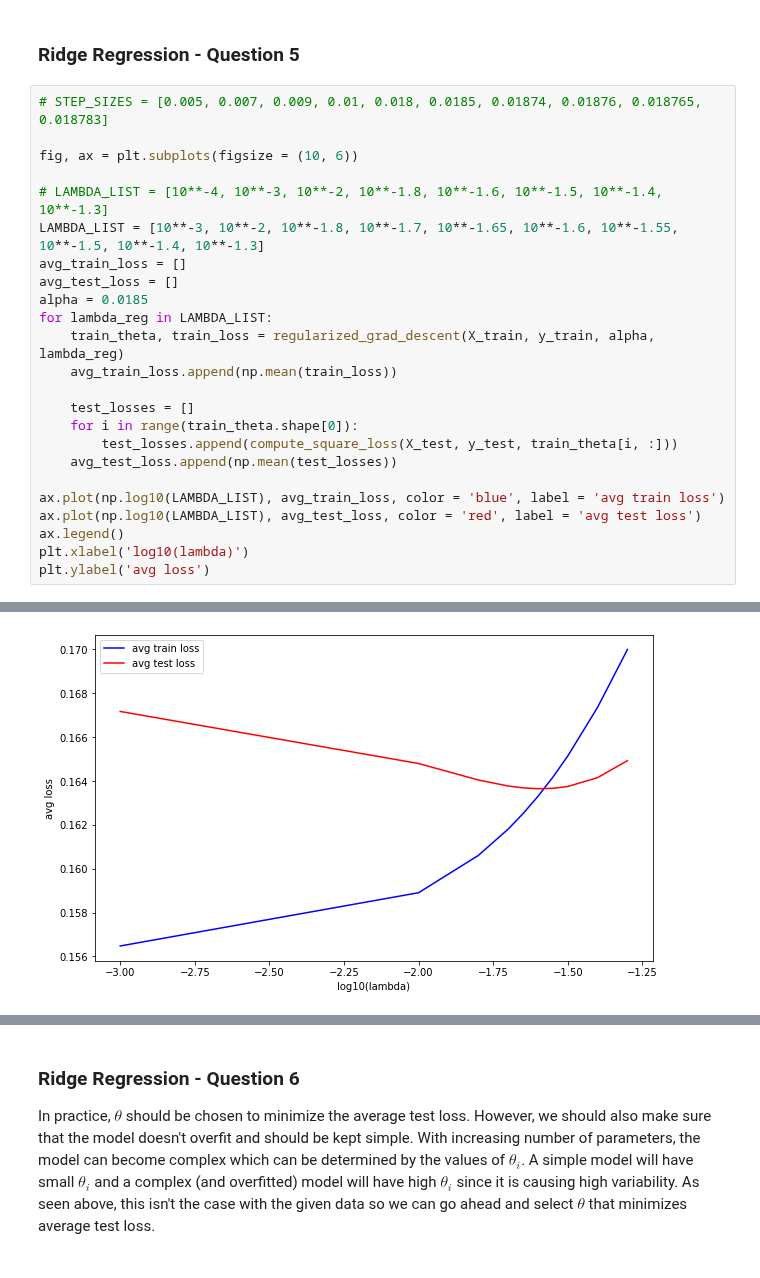
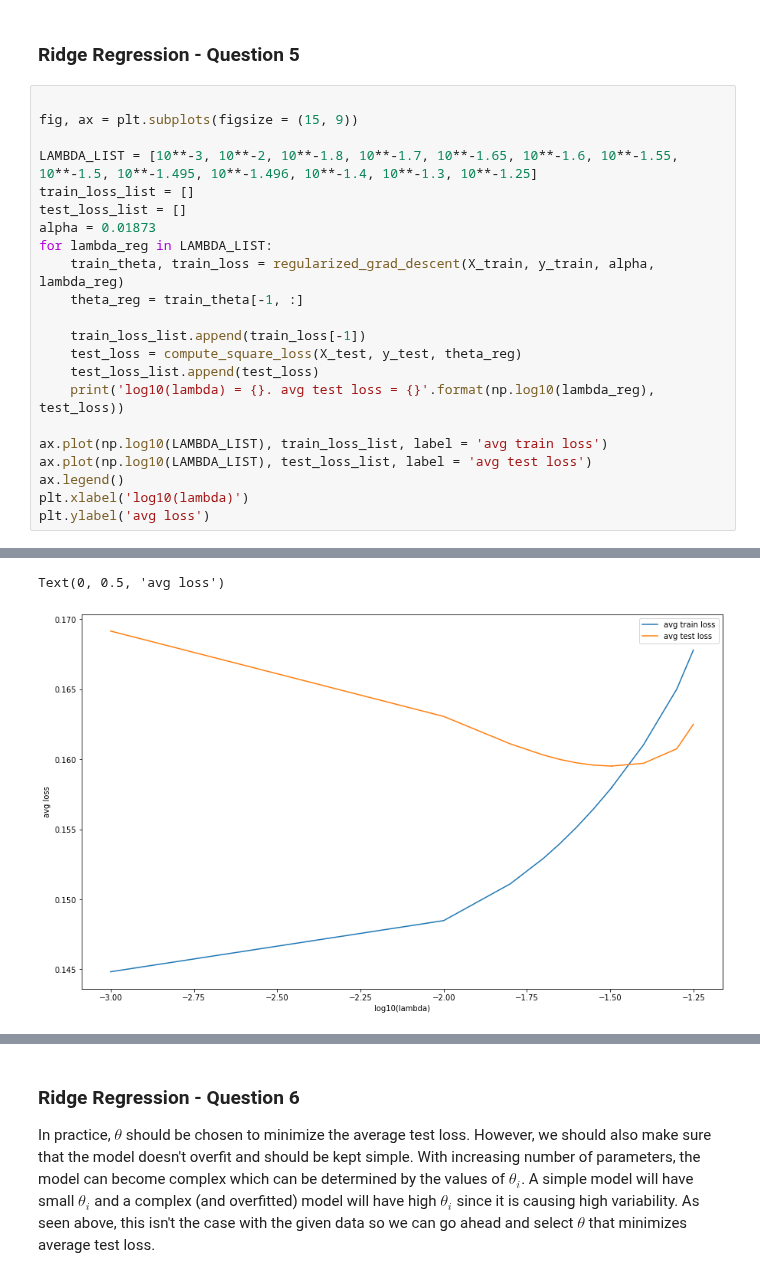
Before and after one commit to nikhilvsupekar/ml-algorithms, a Jupyter notebook: notebooks/hw2_gd_regression.ipynb, the cells around one changed output, grey strips where cells are left out. Saved outputs shown, nothing was run; the diff lists cells and outputs as text.

Commit message:
[DS-GA 1003][HW2] Ridge Regression - plotting changes

```diff
--- a/notebooks/hw2_gd_regression.ipynb
+++ b/notebooks/hw2_gd_regression.ipynb
@@ -508,26 +509,24 @@ Although the regularization can be made arbitrarily small, theoretically it can
 # %% [markdown]
 ### Ridge Regression - Question 5
 # %%
-# STEP_SIZES = [0.005, 0.007, 0.009, 0.01, 0.018, 0.0185, 0.01874, 0.01876, 0.018765, 0.018783]
 
-fig, ax = plt.subplots(figsize = (10, 6))
+fig, ax = plt.subplots(figsize = (15, 9))
 
-# LAMBDA_LIST = [10**-4, 10**-3, 10**-2, 10**-1.8, 10**-1.6, 10**-1.5, 10**-1.4, 10**-1.3]
-LAMBDA_LIST = [10**-3, 10**-2, 10**-1.8, 10**-1.7, 10**-1.65, 10**-1.6, 10**-1.55, 10**-1.5, 10**-1.4, 10**-1.3]
-avg_train_loss = []
-avg_test_loss = []
-alpha = 0.0185
+LAMBDA_LIST = [10**-3, 10**-2, 10**-1.8, 10**-1.7, 10**-1.65, 10**-1.6, 10**-1.55, 10**-1.5, 10**-1.495, 10**-1.496, 10**-1.4, 10**-1.3, 10**-1.25]
+train_loss_list = []
+test_loss_list = []
+alpha = 0.01873
 for lambda_reg in LAMBDA_LIST:
     train_theta, train_loss = regularized_grad_descent(X_train, y_train, alpha, lambda_reg)
-    avg_train_loss.append(np.mean(train_loss))
+    theta_reg = train_theta[-1, :]
 
-    test_losses = []
-    for i in range(train_theta.shape[0]):
-        test_losses.append(compute_square_loss(X_test, y_test, train_theta[i, :]))
-    avg_test_loss.append(np.mean(test_losses))
+    train_loss_list.append(train_loss[-1])
+    test_loss = compute_square_loss(X_test, y_test, theta_reg)
+    test_loss_list.append(test_loss)
+    print('log10(lambda) = {}. avg test loss = {}'.format(np.log10(lambda_reg), test_loss))
 
-ax.plot(np.log10(LAMBDA_LIST), avg_train_loss, color = 'blue', label = 'avg train loss')
-ax.plot(np.log10(LAMBDA_LIST), avg_test_loss, color = 'red', label = 'avg test loss')
+ax.plot(np.log10(LAMBDA_LIST), train_loss_list, label = 'avg train loss')
+ax.plot(np.log10(LAMBDA_LIST), test_loss_list, label = 'avg test loss')
 ax.legend()
 plt.xlabel('log10(lambda)')
 plt.ylabel('avg loss')
@@ -536 +547,2 @@ Text(0, 0.5, 'avg loss')
+Text(0, 0.5, 'avg loss')
-[figure, old version]
+[figure, new version]
```
Also changed, not shown: parts of 4 cells of this notebook.
